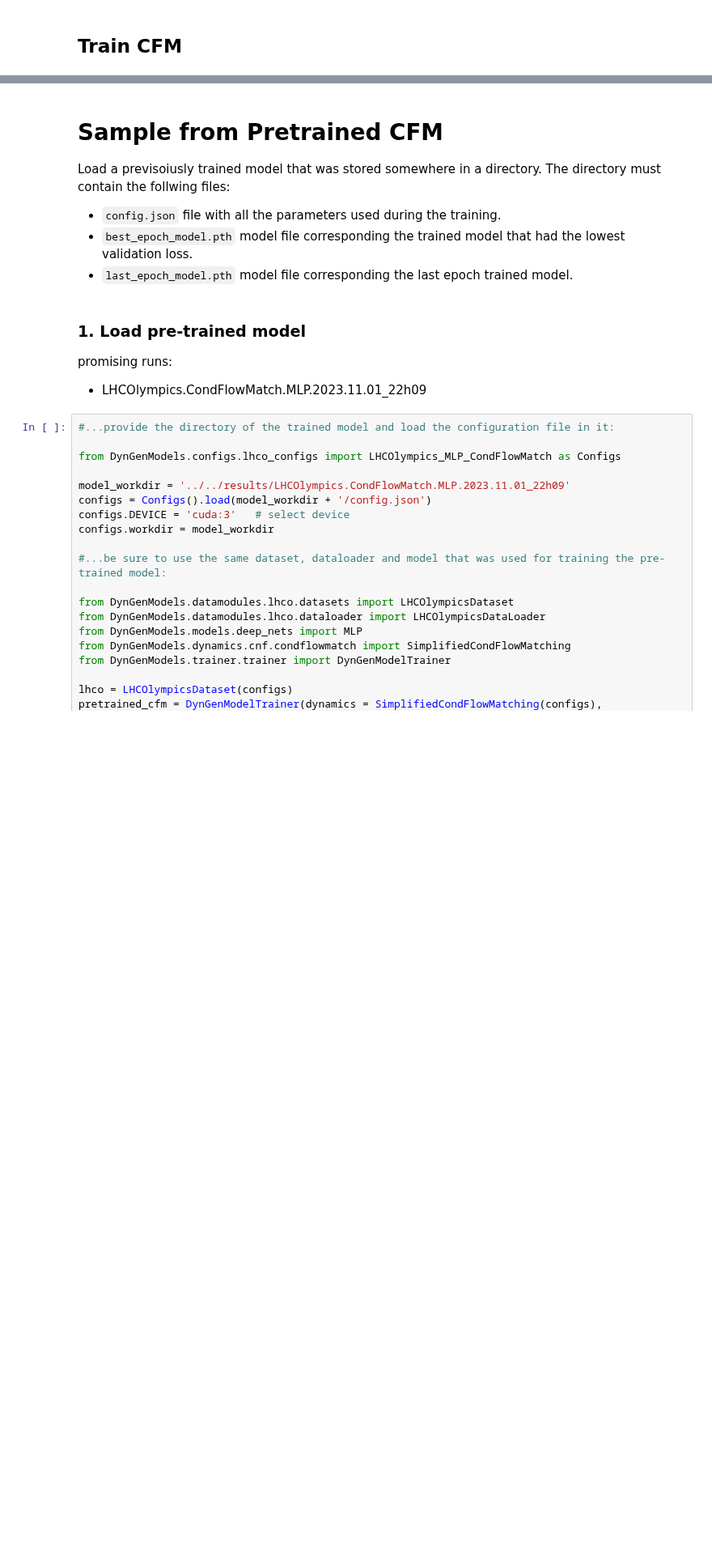
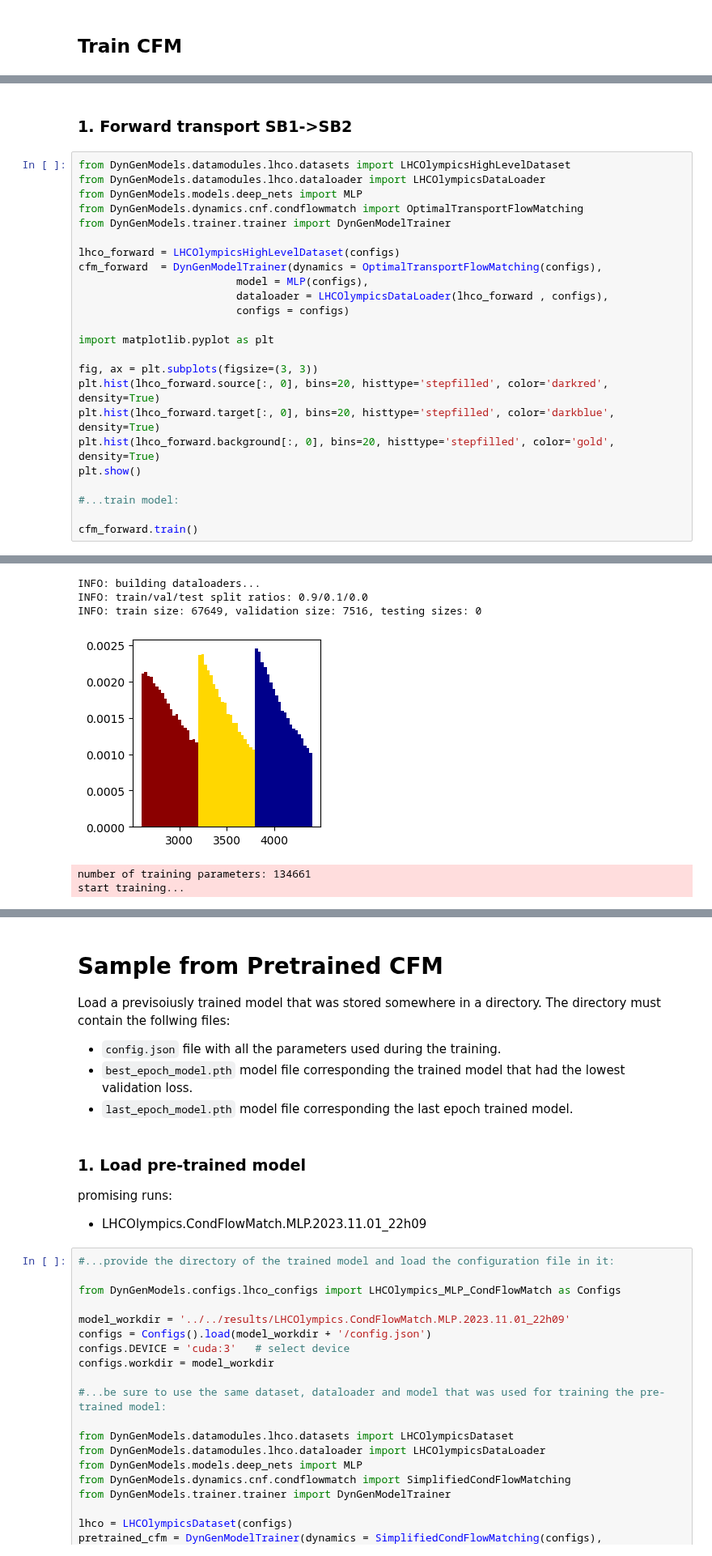
Before and after one commit to dfaroughy/DynGenModels, a Jupyter notebook: experiments/LHCO_olympics/lhco.ipynb, the cells around one changed output, grey strips where cells are left out. Shown at 81% size. Saved outputs shown, nothing was run; the diff lists cells and outputs as text; blank space fills up the shorter version.

```diff
--- a/experiments/LHCO_olympics/lhco.ipynb
+++ b/experiments/LHCO_olympics/lhco.ipynb
@@ -54,3 +55,30 @@ INFO: created directory: ../../results/LHCOlympics.CondFlowMatch.MLP.2023.11.10_
 | rtol                | 0.0001                                                                   |
 | num_gen_samples     | 10000                                                                    |
 +---------------------+--------------------------------------------------------------------------+
+# %% [markdown]
+### 1. Forward transport SB1->SB2
+# %%
+from DynGenModels.datamodules.lhco.datasets import LHCOlympicsHighLevelDataset
+from DynGenModels.datamodules.lhco.dataloader import LHCOlympicsDataLoader
+from DynGenModels.models.deep_nets import MLP
+from DynGenModels.dynamics.cnf.condflowmatch import OptimalTransportFlowMatching
+from DynGenModels.trainer.trainer import DynGenModelTrainer
+
+lhco_forward = LHCOlympicsHighLevelDataset(configs)
+cfm_forward  = DynGenModelTrainer(dynamics = OptimalTransportFlowMatching(configs),
+                         model = MLP(configs),
+                         dataloader = LHCOlympicsDataLoader(lhco_forward , configs),
+                         configs = configs)
+
+import matplotlib.pyplot as plt
+
+fig, ax = plt.subplots(figsize=(3, 3))
+plt.hist(lhco_forward.source[:, 0], bins=20, histtype='stepfilled', color='darkred', density=True)
+plt.hist(lhco_forward.target[:, 0], bins=20, histtype='stepfilled', color='darkblue', density=True)
+plt.hist(lhco_forward.background[:, 0], bins=20, histtype='stepfilled', color='gold', density=True)
+plt.show()
+
+#...train model:
+
+cfm_forward.train()
+# %% [output]
@@ -56,0 +88,6 @@ INFO: created directory: ../../results/LHCOlympics.CondFlowMatch.MLP.2023.11.10_
+INFO: building dataloaders...
+INFO: train/val/test split ratios: 0.9/0.1/0.0
+INFO: train size: 67649, validation size: 7516, testing sizes: 0
+[figure, added]
+number of training parameters: 134661
+start training...
```
Also changed, not shown: parts of 13 cells of this notebook, 4 other files.
